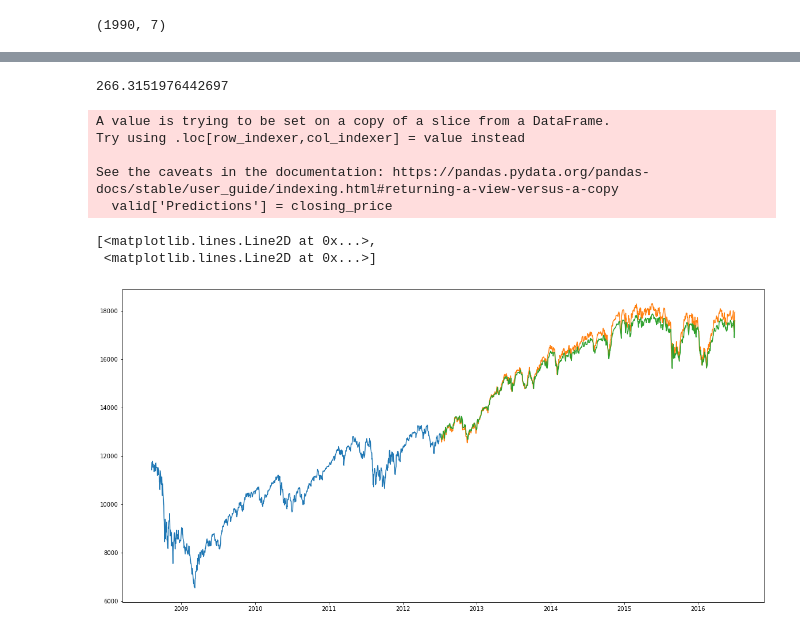
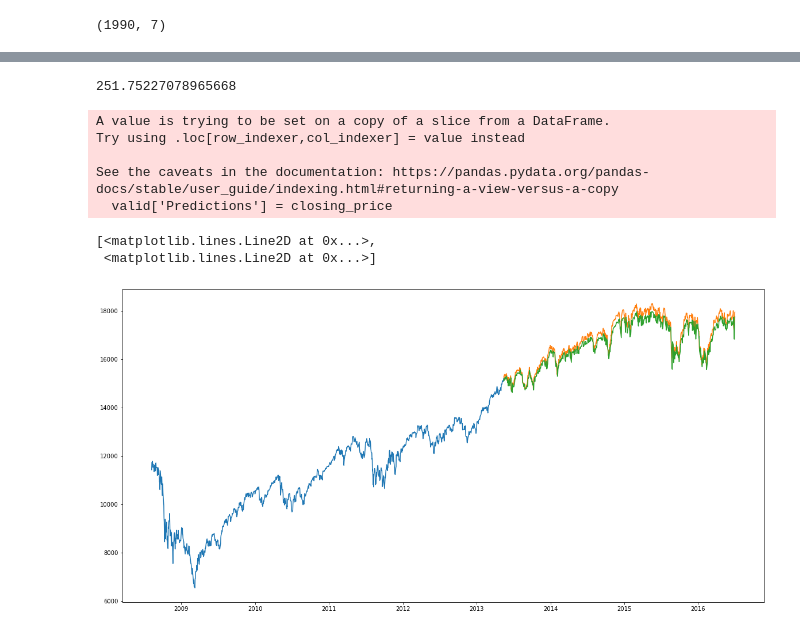
Before and after one commit to Jainil360/Stock-Price-Prediction, a Jupyter notebook: AML_INNOVATIVE_20MCED08/Stock analysis using Historical Data (LSTM).ipynb, the cells around one changed output, grey strips where cells are left out. Cells and saved outputs as stored; diff of their text form; code cells hidden in the pictures.

```diff
--- a/AML_INNOVATIVE_20MCED08/Stock analysis using Historical Data (LSTM).ipynb
+++ b/AML_INNOVATIVE_20MCED08/Stock analysis using Historical Data (LSTM).ipynb
@@ -70,8 +66,8 @@ new_data.drop('Date', axis=1, inplace=True)
 #creating train and test sets
 dataset = new_data.values
 
-train = dataset[0:987,:]
-valid = dataset[987:,:]
+train = dataset[0:1200,:]
+valid = dataset[1200:,:]
 
 #converting dataset into x_train and y_train
 scaler = MinMaxScaler(feature_range=(0, 1))
@@ -133,20 +139,20 @@ array([[12898.692],
 rms=np.sqrt(np.mean(np.power((valid-closing_price),2)))
 rms
 # %% [output]
-266.3151976442697
+251.75227078965668
 # %%
 #for plotting
-train = new_data[:987]
-valid = new_data[987:]
+train = new_data[:1200]
+valid = new_data[1200:]
 valid['Predictions'] = closing_price
 plt.plot(train['Close'])
 plt.plot(valid[['Close','Predictions']])
 # %% [output]
 A value is trying to be set on a copy of a slice from a DataFrame.
 Try using .loc[row_indexer,col_indexer] = value instead
 
 See the caveats in the documentation: https://pandas.pydata.org/pandas-docs/stable/user_guide/indexing.html#returning-a-view-versus-a-copy
   valid['Predictions'] = closing_price
 [<matplotlib.lines.Line2D at 0x...>,
  <matplotlib.lines.Line2D at 0x...>]
-[figure, old version]
+[figure, new version]
```
Also changed, not shown: parts of 3 cells of this notebook, 10 other files.
